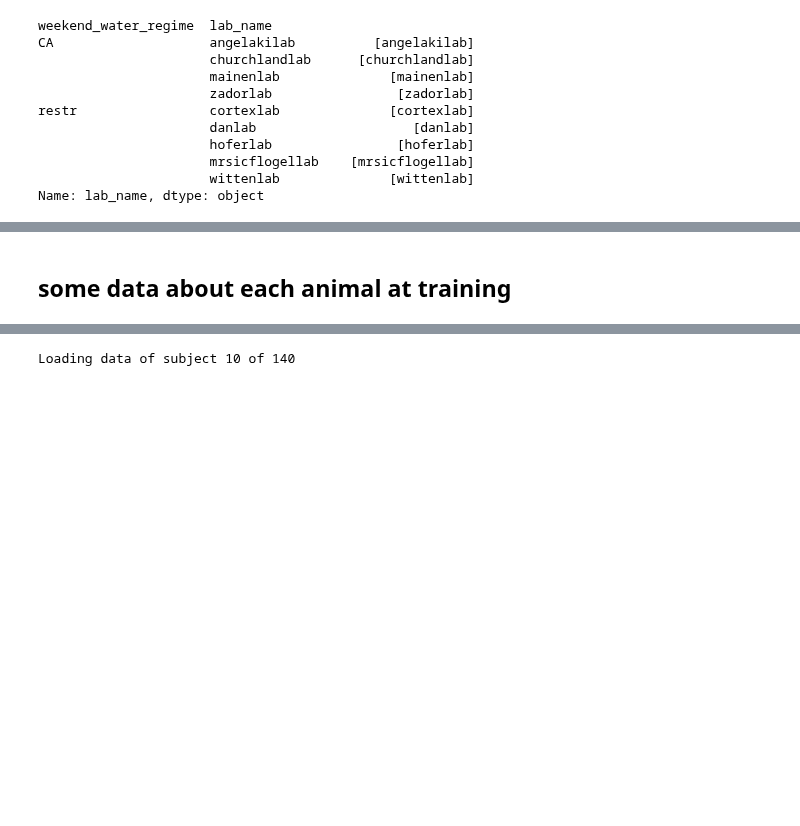
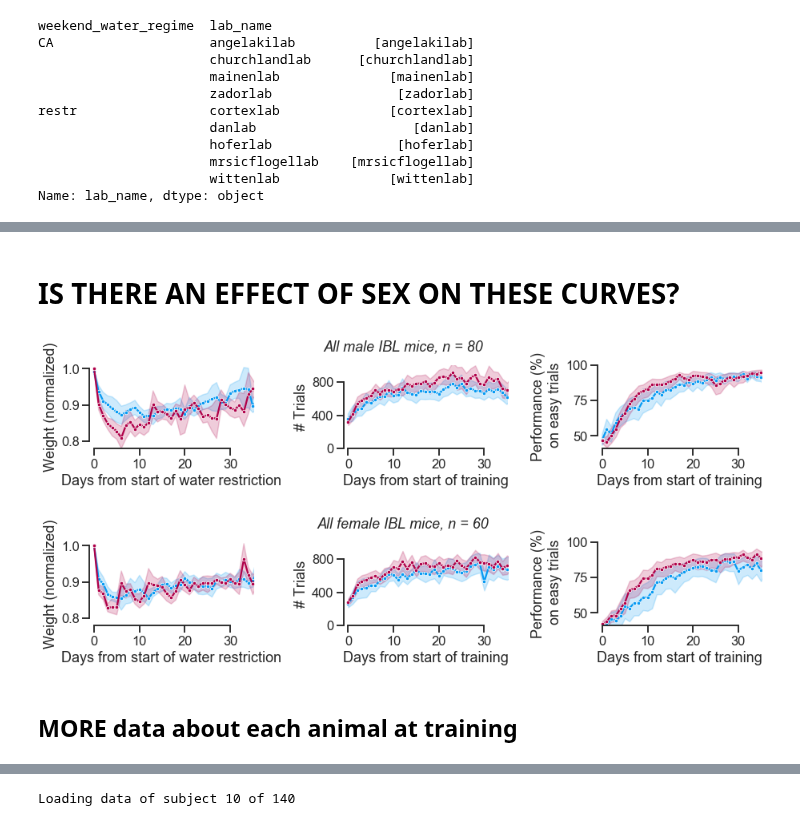
Before and after one commit to int-brain-lab/citricAcid, a Jupyter notebook: ibl_mice.ipynb, the cells around one changed output, grey strips where cells are left out. Cells and saved outputs as stored; diff of their text form; code cells hidden in the pictures; blank space fills up the shorter version.

```diff
--- a/ibl_mice.ipynb
+++ b/ibl_mice.ipynb
@@ -234,5 +234,51 @@ f.savefig(os.path.join(figpath, "ibl_learningcurves.pdf"))
+# %% [markdown]
+# IS THERE AN EFFECT OF SEX ON THESE CURVES?
+# %%
+## NOW PLOT
+for sex in ['M', 'F']:
+
+    condition_order = [ "restr", "CA"]
+    palette = sns.xkcd_palette(['azure', 'raspberry'])
+    f, ax = plt.subplots(ncols=3, nrows=1, figsize=[13, 3])
+
+    # 1. weight
+    sns.lineplot(data=df.loc[df.sex == sex, :], x='day_restr', y='norm_weight', hue='weekend_water_regime',
+                     palette=palette, hue_order=condition_order, ax=ax[0], legend=False,
+                    err_style='band', marker='.')
+    #ax[0].axhline(y=1, color='darkgrey', linestyle=':', zorder=-100)
+    ax[0].set(xlim=[-1, 35.2], xticks=[0, 10, 20, 30], ylim=[0.78, 1.01], yticks=[0.8, 0.9, 1],
+              xlabel='Days from start of water restriction', ylabel="Weight (normalized)")
+
+    # 2. trials
+    sns.lineplot(data=behav.loc[behav.sex == sex, :], x='training_day', y='n_trials_date', hue='weekend_water_regime',
+                     palette=palette, hue_order=condition_order, ax=ax[1], legend=False,
+                    err_style='band', marker='.')
+    ax[1].set(xlim=ax[0].get_xlim(), xticks=[0, 10, 20, 30], yticks=[0, 400, 800], ylim=[0, 1000],
+              xlabel='Days from start of training', ylabel="# Trials")
+
+    # 3. performance
+    sns.lineplot(data=behav.loc[behav.sex == sex, :], x='training_day', y='performance_easy', hue='weekend_water_regime',
+                     palette=palette, hue_order=condition_order, ax=ax[2], legend=False,
+                    err_style='band', marker='.')
+    #ax[2].axhline(y=50, color='darkgrey', linestyle=':', zorder=-100)
+    ax[2].set(xlim=ax[0].get_xlim(), xticks=[0, 10, 20, 30], ylim=[41, 100], yticks=[50, 75, 100],
+              xlabel='Days from start of training', ylabel="Performance (%)\n on easy trials")
+
+    sns.despine(trim=True)
+    if sex == 'F':
+        f.suptitle('All female IBL mice, n = %d'%behav.loc[behav.sex == sex, :].subject_uuid.nunique(),
+                        fontsize=18, fontstyle='italic')
+    elif sex == 'M':
+        f.suptitle('All male IBL mice, n = %d'%behav.loc[behav.sex == sex, :].subject_uuid.nunique(),
+                fontsize=18, fontstyle='italic')
+    f.tight_layout(rect=[0, 0.03, 1, 0.95])
+    #f.tight_layout()
+    f.savefig(os.path.join(figpath, "ibl_learningcurves_%s.pdf"%sex))
+# %% [output]
+[figure, added]
+[figure, added]
 # %% [markdown]
-## some data about each animal at training
+## MORE data about each animal at training
 # %%
 # HOW MANY DAYS TO TRAINING?
 df = subject.Subject.aggr(acquisition.Session * behavioral_analyses.SessionTrainingStatus()
```
Also changed, not shown: parts of 10 cells of this notebook, 14 other files.
